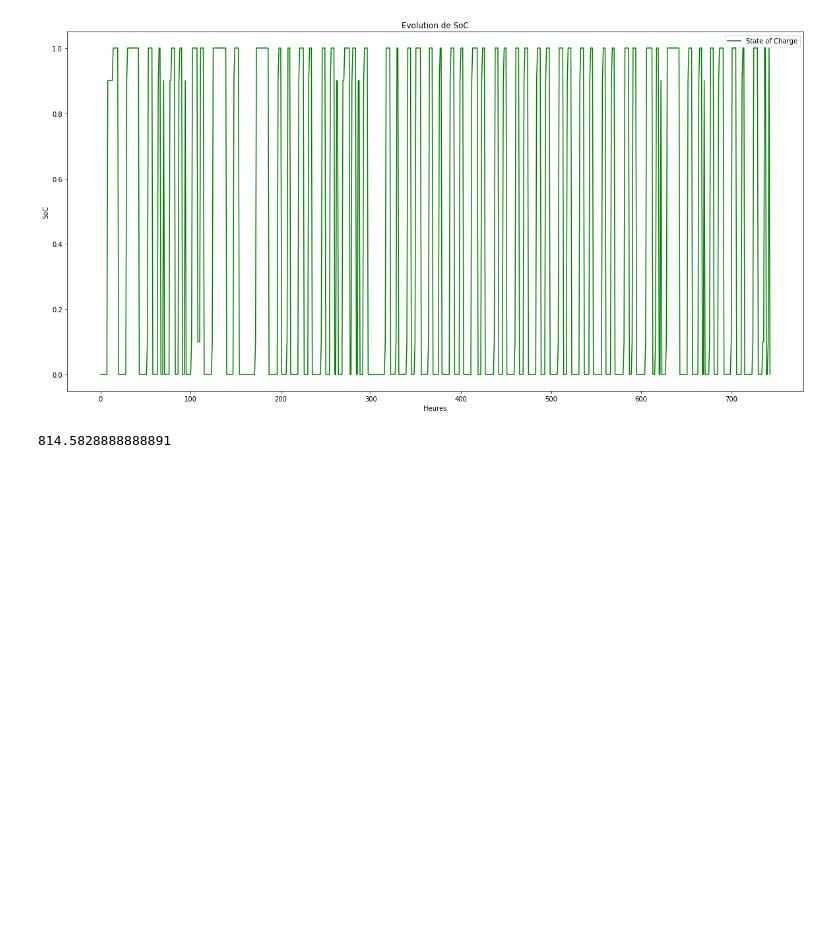
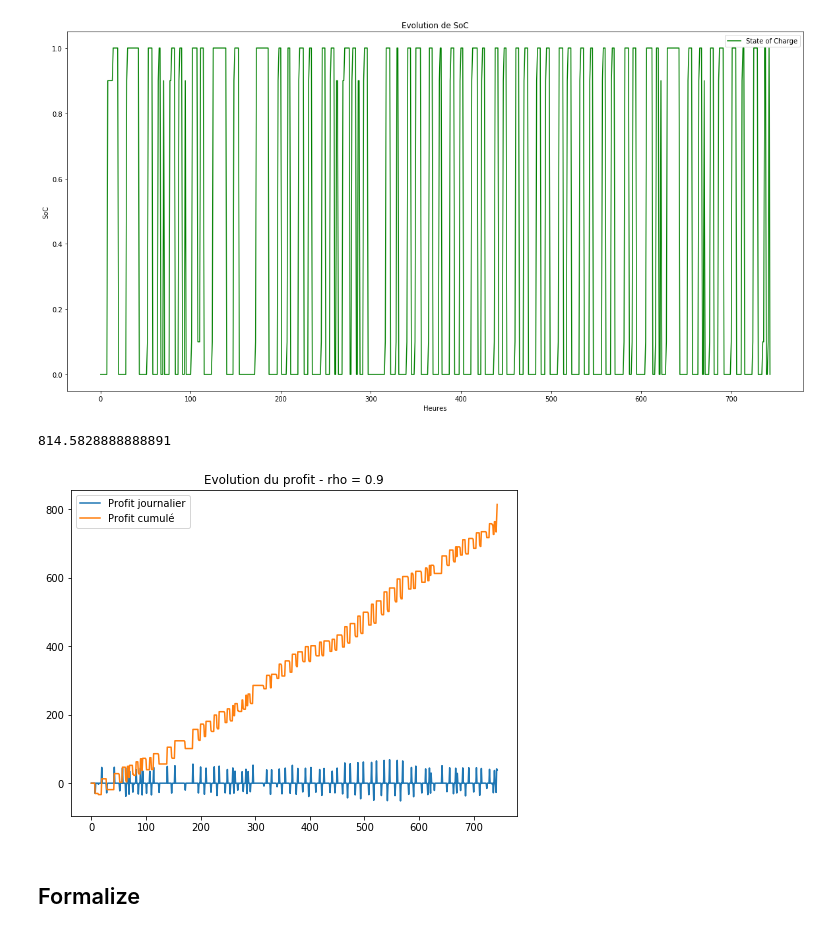
Before and after one commit to keyserwood/TEECO, a Jupyter notebook: optim_p2/.1.1-er_optim_w_or_tools.ipynb, the cells around one changed output. Drawn from its saved outputs; the diff is of its cells as text; code cells hidden in the pictures; blank space fills up the shorter version.

Commit message:
Formalized solving

```diff
--- a/optim_p2/.1.1-er_optim_w_or_tools.ipynb
+++ b/optim_p2/.1.1-er_optim_w_or_tools.ipynb
@@ -120,3 +119,14 @@ for h in range(nhours):
 sum(profit)
 # %% [output]
 814.5828888888891
+# %%
+plt.figure(figsize=(8,6))
+plt.plot(profit,label='Profit journalier')
+plt.plot(np.cumsum(profit),label="Profit cumulé")
+plt.title(f"Evolution du profit - rho = {rho}")
+plt.legend()
+plt.show()
+# %% [output]
+[figure, added]
+# %% [markdown]
+## Formalize
```
Also changed, not shown: parts of 5 cells of this notebook.
